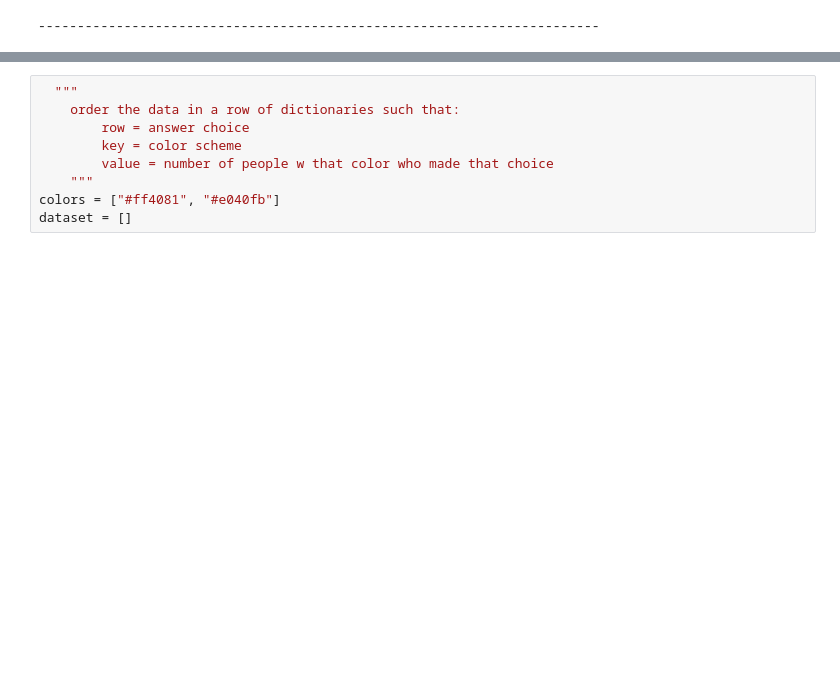
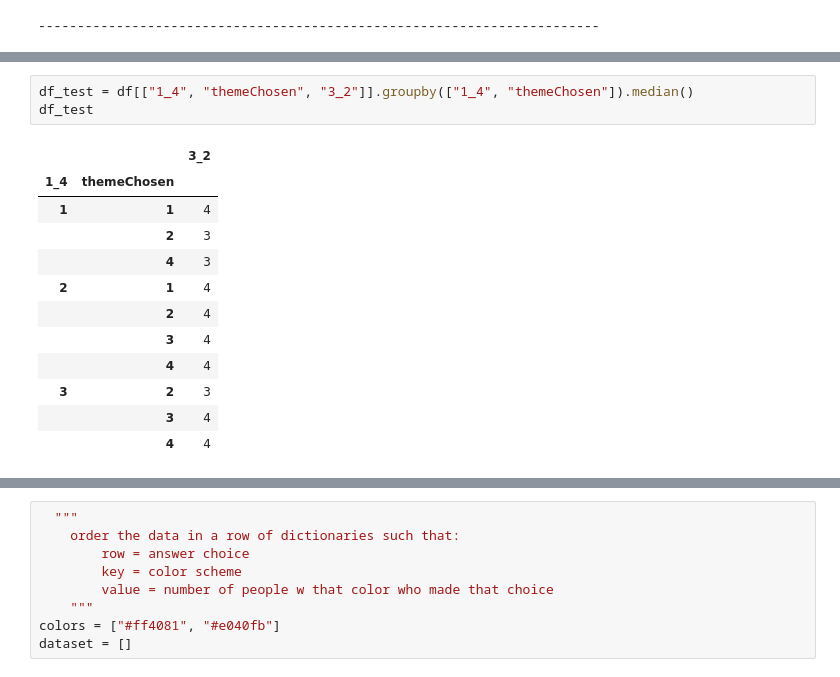
Before and after one commit to smitheric95/AB-Testing-Form, a Jupyter notebook: Data Analysis/Survey Data Analysis.ipynb, the cells around one changed output, grey strips where cells are left out. Cells and saved outputs as stored; diff of their text form; blank space fills up the shorter version.

```diff
--- a/Data Analysis/Survey Data Analysis.ipynb
+++ b/Data Analysis/Survey Data Analysis.ipynb
@@ -262,6 +276,22 @@ df_time
 | 2 | 111.895 |
 | 3 | 82.620 |
 | 4 | 81.568 |
+# %%
+df_test = df[["1_4", "themeChosen", "3_2"]].groupby(["1_4", "themeChosen"]).median()
+df_test
+# %% [output]
+|  |  | 3_2 |
+| 1_4 | themeChosen |  |
+| 1 | 1 | 4 |
+|  | 2 | 3 |
+|  | 4 | 3 |
+| 2 | 1 | 4 |
+|  | 2 | 4 |
+|  | 3 | 4 |
+|  | 4 | 4 |
+| 3 | 2 | 3 |
+|  | 3 | 4 |
+|  | 4 | 4 |
 # %%
 df_clicked = df[["themeChosen", "computerButtonClicked"]]
 df_clicked = df_clicked[df.computerButtonClicked != 0]
```
Also changed, not shown: parts of 7 cells of this notebook, 3 other files.
